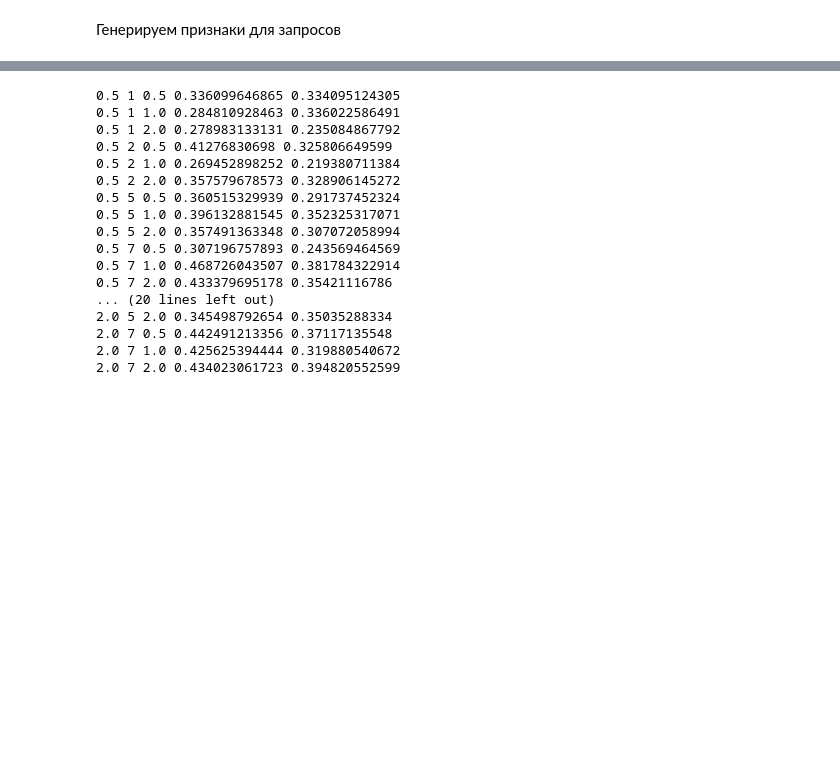
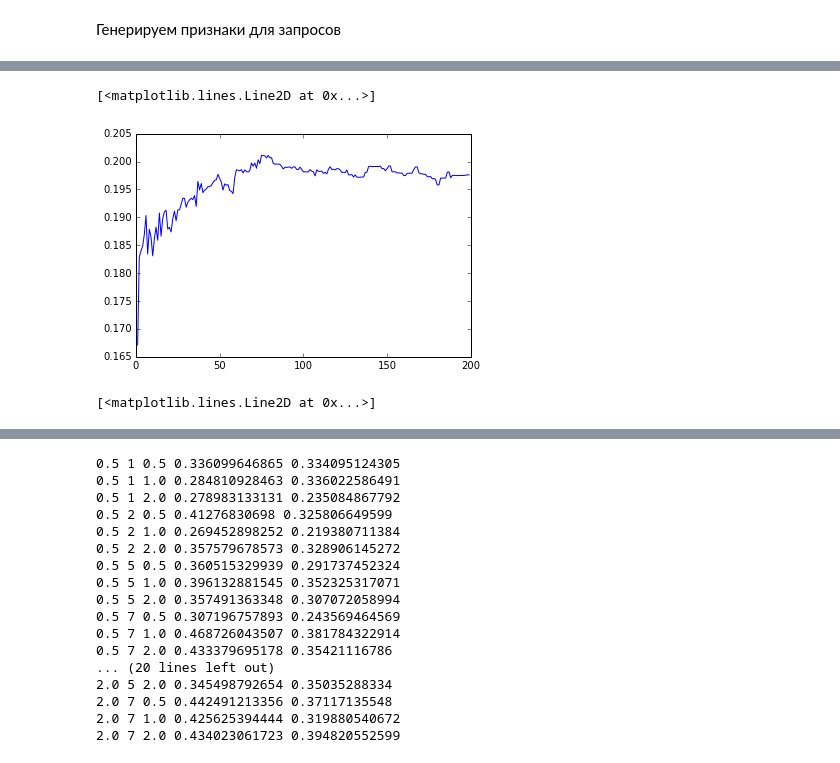
Before and after one commit to kirivasile/lambdamart, a Jupyter notebook: LambdaMART.ipynb, the cells around one changed output, grey strips where cells are left out. Saved outputs shown, nothing was run; the diff lists cells and outputs as text; code cells hidden in the pictures; blank space fills up the shorter version.

```diff
--- a/LambdaMART.ipynb
+++ b/LambdaMART.ipynb
@@ -245,0 +393,17 @@ queries_full_train = np.append(queries_train, queries_valid, axis=0)
+# %%
+axis_x = map(lambda x: x[0], results_buf1)[1:]
+train_y = map(lambda x: x[1], results_buf1)[1:]
+test_y = map(lambda x: x[2], results_buf1)[1:]
+#pylab.plot(axis_x, train_y)
+pylab.plot(axis_x, test_y)
+# %% [output]
+[<matplotlib.lines.Line2D at 0x...>]
+[figure, added]
+# %%
+axis_x2 = map(lambda x: x[0], results_buf2)[1:]
+train_y2 = map(lambda x: x[1], results_buf2)[1:]
+test_y2 = map(lambda x: x[2], results_buf2)[1:]
+pylab.plot(axis_x2, train_y2)
+#pylab.plot(axis_x2, test_y2)
+# %% [output]
+[<matplotlib.lines.Line2D at 0x...>]
```
Also changed, not shown: parts of 29 cells of this notebook.
